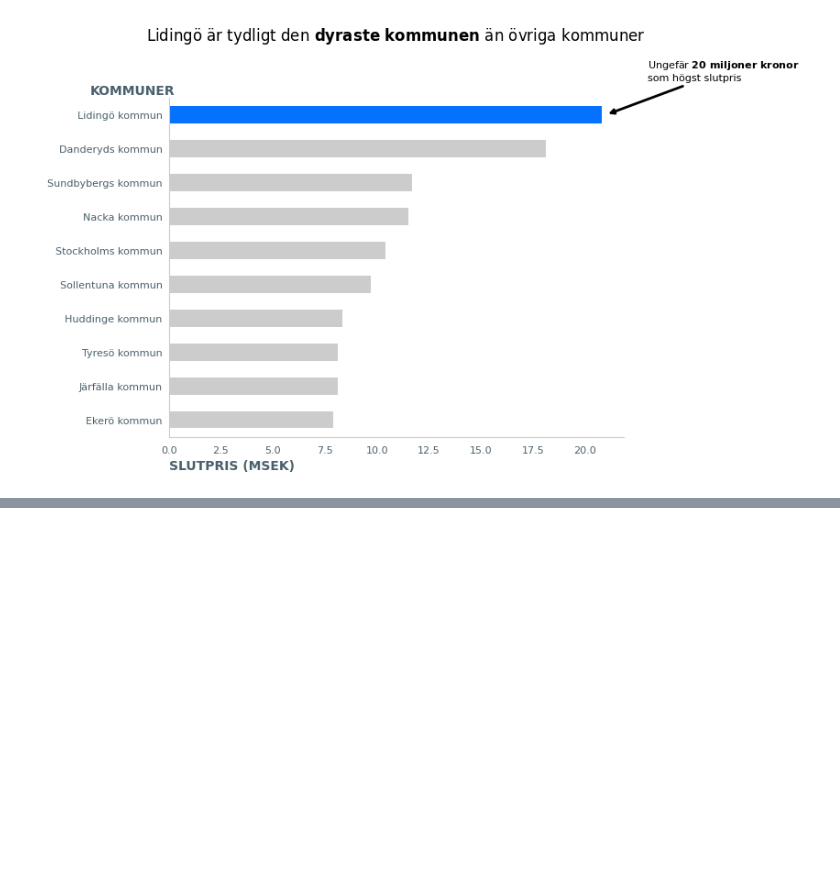
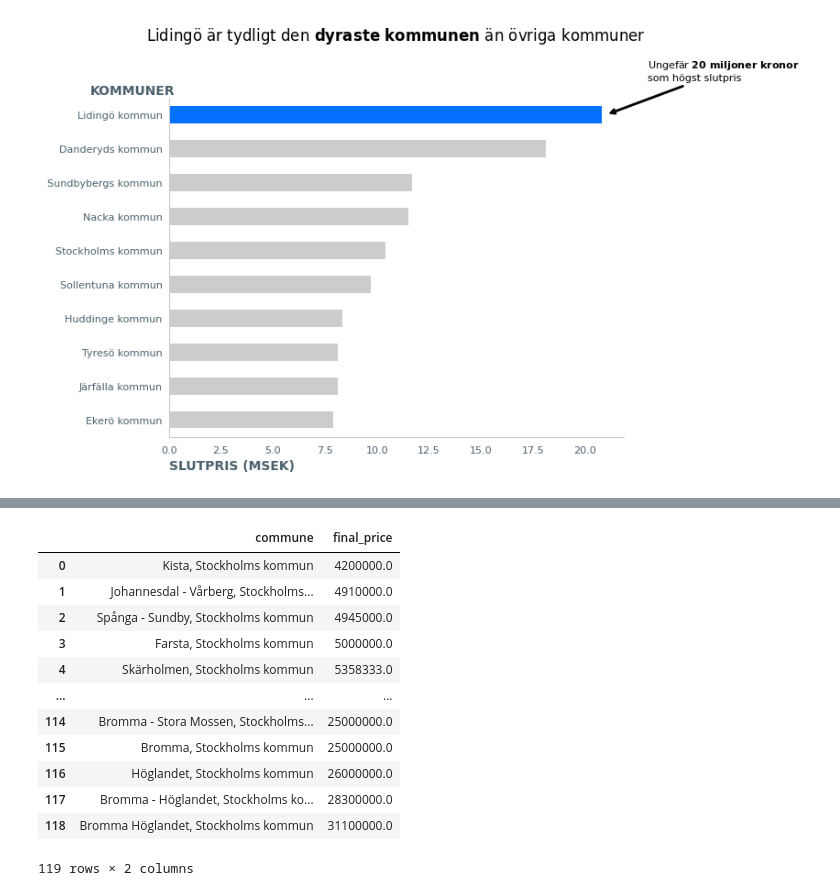
Before and after one commit to AndresTrujillo1811-bit/data-pipeline-for-ml_examensarbete, a Jupyter notebook: storytelling_house_price/storytelling.ipynb, the cells around one changed output, grey strips where cells are left out. Saved outputs shown, nothing was run; the diff lists cells and outputs as text; code cells hidden in the pictures; blank space fills up the shorter version.

```diff
--- a/storytelling_house_price/storytelling.ipynb
+++ b/storytelling_house_price/storytelling.ipynb
@@ -165,0 +217,23 @@ fig.savefig("figures/lidingo_commune.png", bbox_inches='tight')
+# %%
+cheapest_areas = (
+    stockholm_areas.groupby('commune')['final_price']
+    .mean()
+    .sort_values(ascending=True)
+    .round()
+    .reset_index()
+)
+cheapest_areas
+# %% [output]
+|  | commune | final_price |
+| 0 | Kista, Stockholms kommun | 4200000.0 |
+| 1 | Johannesdal - Vårberg, Stockholms... | 4910000.0 |
+| 2 | Spånga - Sundby, Stockholms kommun | 4945000.0 |
+| 3 | Farsta, Stockholms kommun | 5000000.0 |
+| 4 | Skärholmen, Stockholms kommun | 5358333.0 |
+| ... | ... | ... |
+| 114 | Bromma - Stora Mossen, Stockholms... | 25000000.0 |
+| 115 | Bromma, Stockholms kommun | 25000000.0 |
+| 116 | Höglandet, Stockholms kommun | 26000000.0 |
+| 117 | Bromma - Höglandet, Stockholms ko... | 28300000.0 |
+| 118 | Bromma Höglandet, Stockholms kommun | 31100000.0 |
+119 rows × 2 columns
```
Also changed, not shown: parts of 5 cells of this notebook, 7 other files.
